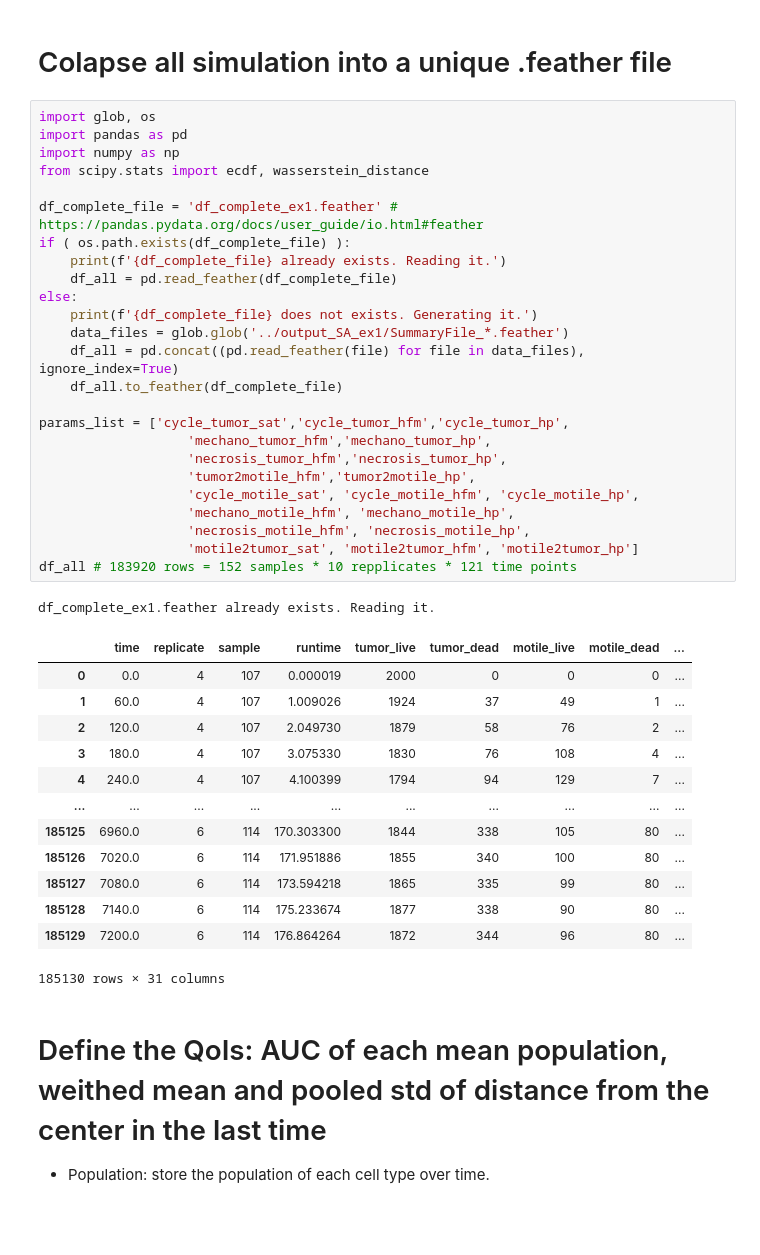
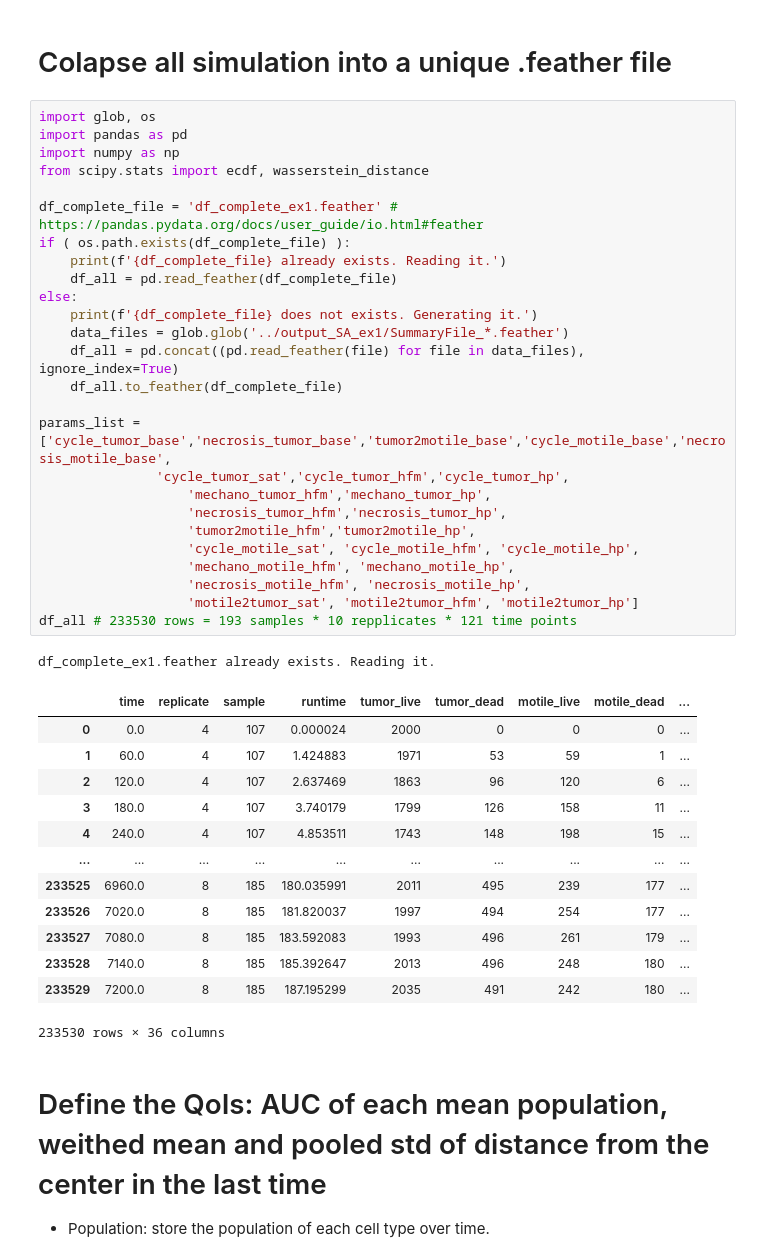
Before and after one commit to PhysiCell-Models/grammar_samples, a Jupyter notebook: Sensitivity_Analysis/SA_script_ex1.ipynb, the cells around one changed output. Cells and saved outputs as stored; diff of their text form; blank space fills up the shorter version.

```diff
--- a/Sensitivity_Analysis/SA_script_ex1.ipynb
+++ b/Sensitivity_Analysis/SA_script_ex1.ipynb
@@ -3,43 +3,44 @@
 # %%
 import glob, os
 import pandas as pd
 import numpy as np
 from scipy.stats import ecdf, wasserstein_distance
 
 df_complete_file = 'df_complete_ex1.feather' # https://pandas.pydata.org/docs/user_guide/io.html#feather
 if ( os.path.exists(df_complete_file) ):
     print(f'{df_complete_file} already exists. Reading it.')
     df_all = pd.read_feather(df_complete_file)
 else:
     print(f'{df_complete_file} does not exists. Generating it.')
     data_files = glob.glob('../output_SA_ex1/SummaryFile_*.feather')
     df_all = pd.concat((pd.read_feather(file) for file in data_files), ignore_index=True)
     df_all.to_feather(df_complete_file)
 
-params_list = ['cycle_tumor_sat','cycle_tumor_hfm','cycle_tumor_hp',
+params_list = ['cycle_tumor_base','necrosis_tumor_base','tumor2motile_base','cycle_motile_base','necrosis_motile_base',
+               'cycle_tumor_sat','cycle_tumor_hfm','cycle_tumor_hp',
                    'mechano_tumor_hfm','mechano_tumor_hp',
                    'necrosis_tumor_hfm','necrosis_tumor_hp',
                    'tumor2motile_hfm','tumor2motile_hp',
                    'cycle_motile_sat', 'cycle_motile_hfm', 'cycle_motile_hp',
                    'mechano_motile_hfm', 'mechano_motile_hp',
                    'necrosis_motile_hfm', 'necrosis_motile_hp',
                    'motile2tumor_sat', 'motile2tumor_hfm', 'motile2tumor_hp']
-df_all # 183920 rows = 152 samples * 10 repplicates * 121 time points
+df_all # 233530 rows = 193 samples * 10 repplicates * 121 time points
 # %% [output]
 df_complete_ex1.feather already exists. Reading it.
 |  | time | replicate | sample | runtime | tumor_live | tumor_dead | motile_live | motile_dead | ... |
-| 0 | 0.0 | 4 | 107 | 0.000019 | 2000 | 0 | 0 | 0 | ... |
-| 1 | 60.0 | 4 | 107 | 1.009026 | 1924 | 37 | 49 | 1 | ... |
-| 2 | 120.0 | 4 | 107 | 2.049730 | 1879 | 58 | 76 | 2 | ... |
-| 3 | 180.0 | 4 | 107 | 3.075330 | 1830 | 76 | 108 | 4 | ... |
-| 4 | 240.0 | 4 | 107 | 4.100399 | 1794 | 94 | 129 | 7 | ... |
+| 0 | 0.0 | 4 | 107 | 0.000024 | 2000 | 0 | 0 | 0 | ... |
+| 1 | 60.0 | 4 | 107 | 1.424883 | 1971 | 53 | 59 | 1 | ... |
+| 2 | 120.0 | 4 | 107 | 2.637469 | 1863 | 96 | 120 | 6 | ... |
+| 3 | 180.0 | 4 | 107 | 3.740179 | 1799 | 126 | 158 | 11 | ... |
+| 4 | 240.0 | 4 | 107 | 4.853511 | 1743 | 148 | 198 | 15 | ... |
 | ... | ... | ... | ... | ... | ... | ... | ... | ... | ... |
-| 185125 | 6960.0 | 6 | 114 | 170.303300 | 1844 | 338 | 105 | 80 | ... |
-| 185126 | 7020.0 | 6 | 114 | 171.951886 | 1855 | 340 | 100 | 80 | ... |
-| 185127 | 7080.0 | 6 | 114 | 173.594218 | 1865 | 335 | 99 | 80 | ... |
-| 185128 | 7140.0 | 6 | 114 | 175.233674 | 1877 | 338 | 90 | 80 | ... |
-| 185129 | 7200.0 | 6 | 114 | 176.864264 | 1872 | 344 | 96 | 80 | ... |
+| 233525 | 6960.0 | 8 | 185 | 180.035991 | 2011 | 495 | 239 | 177 | ... |
+| 233526 | 7020.0 | 8 | 185 | 181.820037 | 1997 | 494 | 254 | 177 | ... |
+| 233527 | 7080.0 | 8 | 185 | 183.592083 | 1993 | 496 | 261 | 179 | ... |
+| 233528 | 7140.0 | 8 | 185 | 185.392647 | 2013 | 496 | 248 | 180 | ... |
+| 233529 | 7200.0 | 8 | 185 | 187.195299 | 2035 | 491 | 242 | 180 | ... |
-185130 rows × 31 columns
+233530 rows × 36 columns
 # %% [markdown]
 # Define the QoIs: AUC of each mean population, weithed mean and pooled std of distance from the center in the last time
 
```
Also changed, not shown: parts of 5 cells of this notebook, 1 other file.
